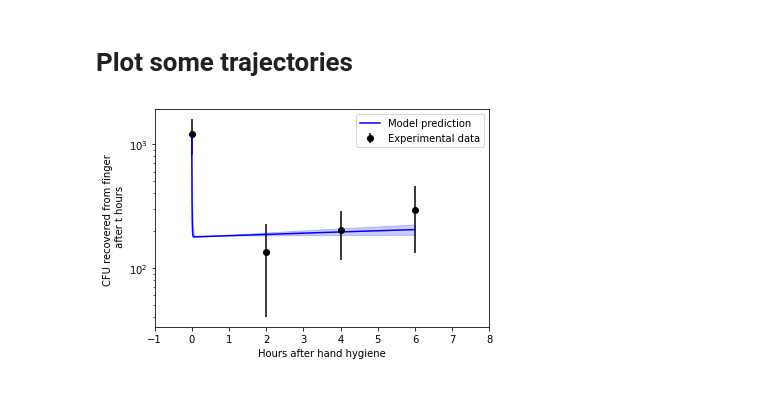
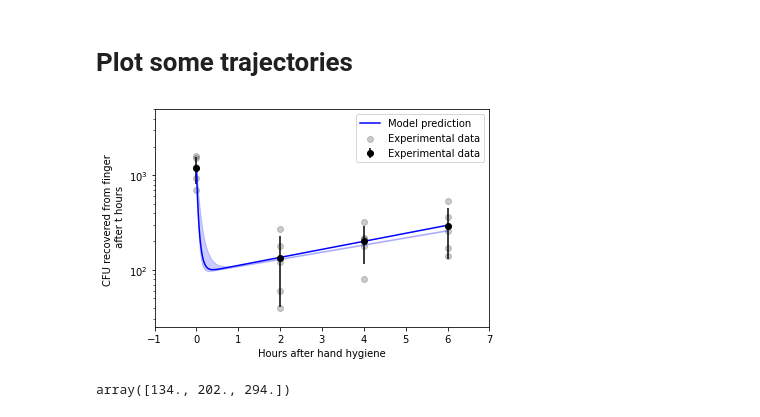
Before and after one commit to MarcoFelipeKing/Zoono, a Jupyter notebook: Code/vanilla_pyABC.ipynb, the cells around one changed output. Saved outputs shown, nothing was run; the diff lists cells and outputs as text; code cells hidden in the pictures.

```diff
--- a/Code/vanilla_pyABC.ipynb
+++ b/Code/vanilla_pyABC.ipynb
@@ -138,14 +292,19 @@ def distance(simulation, data):
 
 from pyabc.populationstrategy import AdaptivePopulationSize
 
+distance_adaptive = pyabc.AdaptivePNormDistance(
+    p=1,
+    scale_function=pyabc.distance.pcmad,
+)
 
 abc = ABCSMC(
     models=deterministic_run,
     parameter_priors=parameter_prior,
-    distance_function=distance,
-    population_size=AdaptivePopulationSize(500, 0.15),
-    # population_size=1000,
-    transitions=LocalTransition(k_fraction=0.3),
+    distance_function=distance_adaptive,
+    population_size=1000,#AdaptivePopulationSize(500, 0.15),
+    acceptor=pyabc.UniformAcceptor(use_complete_history=True),
+    #eps=QuantileEpsilon(alpha=0.4)
+    #transitions=LocalTransition(k_fraction=0.3),
     # eps=MedianEpsilon(500, median_multiplier=0.7),
 )
 # %% [output]
@@ -188,6 +343,6 @@ ABC.History INFO: Start <ABCSMC id=35, start_time=2022-04-14 20:54:30>
 # Running the ABC
 # %%
 # We run the ABC until either criterion is met
-history = abc.run(minimum_epsilon=0.1, max_nr_populations=10)
+history = abc.run(max_nr_populations=15)
 # %% [output]
 ABC INFO: Calibration sample t = -1.
@@ -226,8 +381,8 @@ for t in range(history.max_t + 1):
         df,
         w,
         xmin=0,
-        xmax=200,
-        x="r",
+        xmax=50,
+        x="g",
         # xname=r"$\lambda$",
         ax=ax,
         label=f"PDF t={t}",
@@ -267,9 +422,9 @@ precision=5000
 tmax = 6
 time_space = np.linspace(0,tmax,precision+1)#precision+1?
 
-P=odeint(ode_model,initial_contamination,time_space,args=(df["C"].mean(),df["r"].mean(),df["d"].mean(),df["g"].mean()))
-Pmin=odeint(ode_model,initial_contamination,time_space,args=(df["C"].quantile(0.05),df["r"].quantile(0.05),df["d"].quantile(0.05),df["g"].quantile(0.05)))
-Pmax=odeint(ode_model,initial_contamination,time_space,args=(df["C"].quantile(0.05),df["r"].quantile(0.95),df["d"].quantile(0.95),df["g"].quantile(0.95)))
+P=odeint(ode_model,initial_contamination,time_space,args=(df["C"].mean(),df["d"].mean(),df["g"].mean()))
+Pmin=odeint(ode_model,initial_contamination,time_space,args=(df["C"].quantile(0.05),df["d"].quantile(0.05),df["g"].quantile(0.05)))
+Pmax=odeint(ode_model,initial_contamination,time_space,args=(df["C"].quantile(0.05),df["d"].quantile(0.95),df["g"].quantile(0.95)))
 
 #P=ode_model({"af":df["af"].mean(),"cs":df["cs"].mean(),"lam":df["lam"].mean()})
 #Pmin=ode_model({"af":df["af"].quantile(0.05),"cs":df["cs"].quantile(0.05),"lam":df["lam"].quantile(0.05)})
@@ -277,40 +432,43 @@ Pmax=odeint(ode_model,initial_contamination,time_space,args=(df["C"].quantile(0.
 
 # create a vector of values between 0 and 6
 x = np.array([0,2,4,6])
 
 #Define new sd just for plotting to avoid SD value at 0
-s=np.array([385,93.70165,86.13942,162.11107])
-measurement_data = np.array([1200,134.0,202.0,294.0])
 
 #Plot errobars of experimental data
-x = np.array([0,2,4,6])
-plt.errorbar(x,measurement_data,yerr=s,fmt='o', color='black',label='Experimental data')
+#x = np.array([0,2,4,6,16,18,20,22,24])
+
+# include value 100 at the beginning of the vector to avoid SD value at 0 by concatenating
+gerba_data = gerba_data[(gerba_data['treatment'] == 'Treated') & (gerba_data['time'] >= 0) & (gerba_data['time'] <= 6)]
+
+y = gerba_data[gerba_data['treatment'] == 'Treated']['conc'].groupby(gerba_data['time']).mean()
+s = gerba_data[gerba_data['treatment'] == 'Treated']['conc'].groupby(gerba_data['time']).std()
+#scatter plot of gerba data
+plt.scatter(gerba_data['time'],gerba_data['conc'],label='Experimental data',color='black',alpha=0.2)
+plt.errorbar(x,y,yerr=s,fmt='o', color='black',label='Experimental data')
 
 #Plot the model prediction
 plt.plot(time_space,P,label="Model prediction",color='blue')
 
 #Plot confidence intervals around the model prediction
 
-precision=5000
-tmax = 6
-time_space = np.linspace(0,tmax,precision+1)
-
 plt.fill_between(time_space,np.concatenate(Pmin),np.concatenate(Pmax),alpha=0.2,color='blue')
 #plt.plot(time_space,Pmin,label="Model prediction",color='red')
 #plt.plot(time_space,Pmax,label="Model prediction",color='red')
 
 #plt.fill_between(x, np.array(map(operator.sub, P["Contamination"], Pmin["Contamination"])), np.array(map(operator.add, P["Contamination"], Pmax["Contamination"])), color='b', alpha=.1)
-plt.xlim(-1,8)
+plt.xlim(-1,7)
+plt.ylim(0.25e2,0.5e4)
 plt.ylabel("CFU recovered from finger \n after t hours")
 plt.yscale("log")
 plt.xlabel("Hours after hand hygiene")
 plt.legend(loc="upper right")
 #make y axis logarithmic
 
 
 #save the plot
 plt.savefig("../Images/abc_prediction.png", dpi=600)
 
 plt.show()
 # %% [output]
-[figure, old version]
+[figure, new version]
@@ -347,0 +475,4 @@ print(gerba_data_mean)
+# %%
+measurement_data
+# %% [output]
+array([134., 202., 294.])
```
Also changed, not shown: parts of 26 cells of this notebook, 2 other files.
